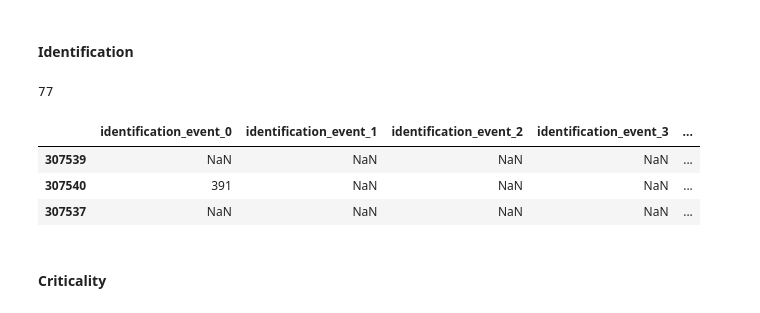
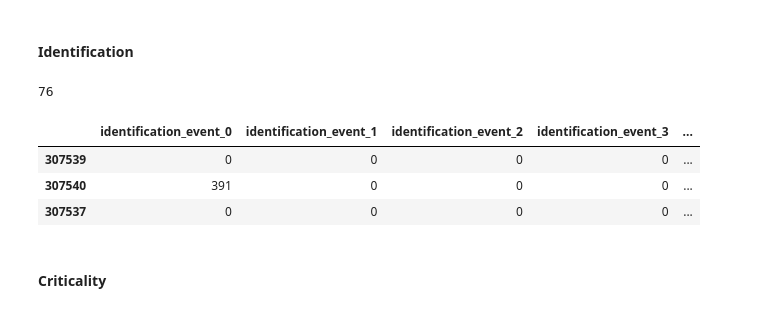
Before and after one commit to AranOribu/Prediction-Erreur-JetVarnish3DEvo, a Jupyter notebook: notebooks/data_explo_metrics.ipynb, the cells around one changed output. Drawn from its saved outputs; the diff is of its cells as text; code cells hidden in the pictures.

Commit message:
fix: data_explo_metrics events split updated

```diff
--- a/notebooks/data_explo_metrics.ipynb
+++ b/notebooks/data_explo_metrics.ipynb
@@ -95,6 +95,27 @@ def add_key_column(df, col_name, keys, index):
 def check_list_length(list):
     if len(list) :
         print(len(list))
+# %%
+def convert_str_to_int_list(x):
+    # on remplace les NaN par des '0' => toutes les valeurs sont maintenant des str
+    x.replace(to_replace=np.nan, value='0', inplace=True)
+    # on joint les str de toutes les colonnes dans une liste
+    lis = ','.join(x.dropna().values.tolist()).split(',')
+    # on convertit les str en int, si possible sinon valeur = 1000
+    new_list = []
+    for code in lis :
+        try:
+            new_list.append(int(code))
+            it_is = True
+        except ValueError:
+            new_list.append(1000)
+            it_is = False
+    # lis = [int(i) for i in lis]
+    # on supprime les valeurs 0 de chaque liste
+    new_list = [x for x in new_list if x!=0]
+    # if 377 in lis :
+    #     print(lis)
+    return new_list
 # %%
 def del_none(str):
     str = str.split()
@@ -345,7 +367,9 @@ for col in identification_df.columns:
     for value in identification_df[col].values :
         if value not in id_codes:
             id_codes.append(value)
+# on supprime le code NaN
+id_codes.remove(np.nan)
 # nombre de code d'identification
 len(id_codes)
 # %% [output]
-77
+76
@@ -357,12 +389,12 @@ len(id_codes)
 # %%
-# fusionner les valeurs des colonnes identifications dans une liste
-identification_df['events_id'] = identification_df.apply(lambda x: ','.join(x.dropna().values.tolist()), axis=1)
+# fusionner les valeurs des colonnes identifications dans une liste d'entiers
+identification_df['events_id'] = identification_df.iloc[:,:].apply(lambda x: convert_str_to_int_list(x), axis=1)
 identification_df.head(3)
 # %% [output]
 |  | identification_event_0 | identification_event_1 | identification_event_2 | identification_event_3 | ... |
-| 307539 | NaN | NaN | NaN | NaN | ... |
-| 307540 | 391 | NaN | NaN | NaN | ... |
-| 307537 | NaN | NaN | NaN | NaN | ... |
+| 307539 | 0 | 0 | 0 | 0 | ... |
+| 307540 | 391 | 0 | 0 | 0 | ... |
+| 307537 | 0 | 0 | 0 | 0 | ... |
 # %% [markdown]
 #### Criticality
 # %%
```
Also changed, not shown: parts of 4 cells of this notebook, 1 other file.
